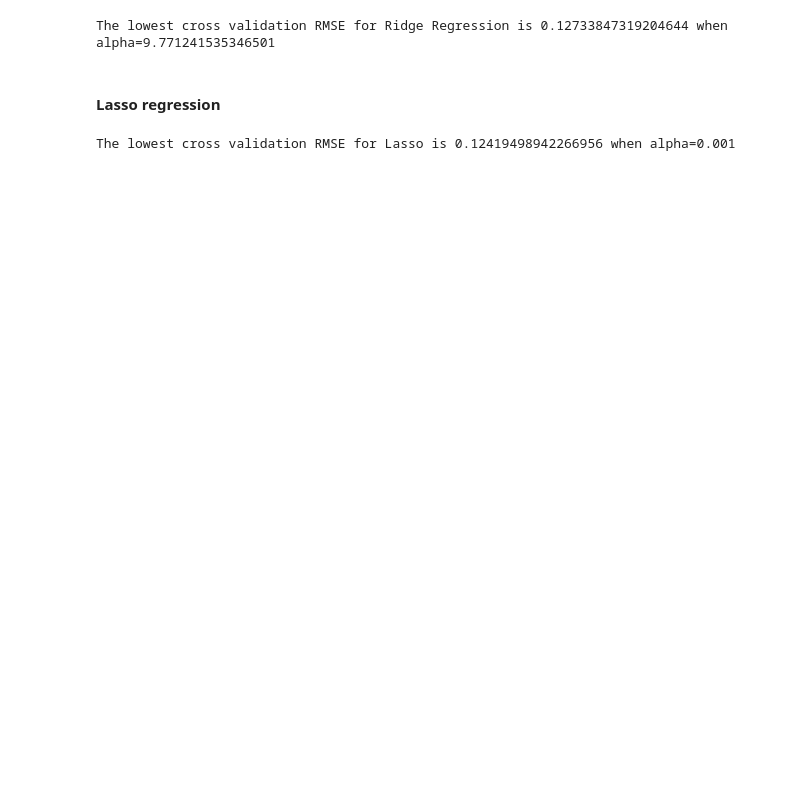
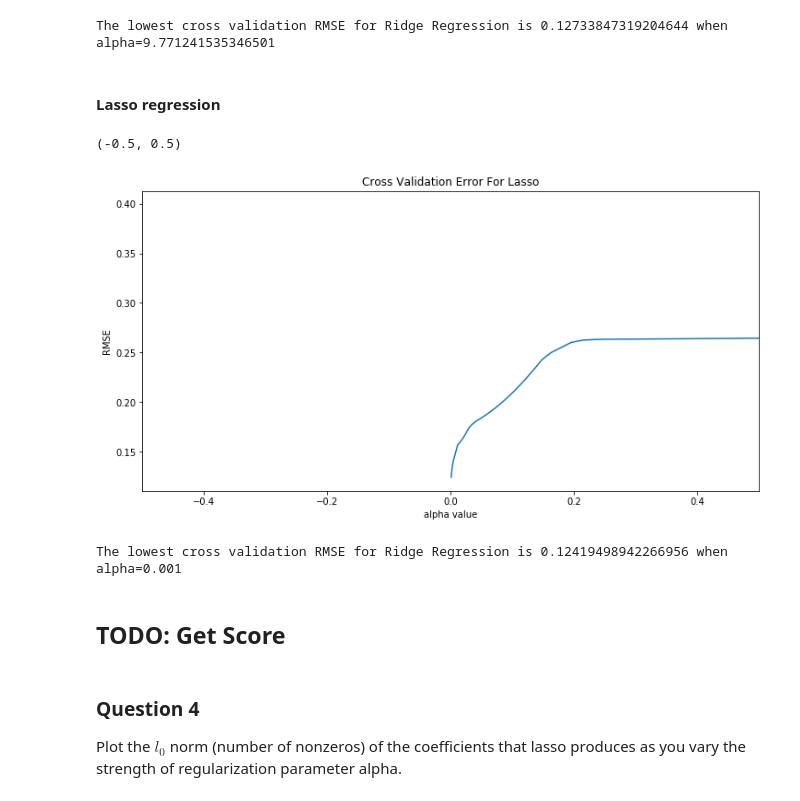
Before and after one commit to JavierPalomares90/data_mining_hw2, a Jupyter notebook: Hw2.ipynb, the cells around one changed output. Saved outputs shown, nothing was run; the diff lists cells and outputs as text; code cells hidden in the pictures; blank space fills up the shorter version.

Commit message:
Finished question 4, still need to find how to compute score

```diff
--- a/Hw2.ipynb
+++ b/Hw2.ipynb
@@ -146,11 +147,28 @@ print("The lowest cross validation RMSE for Ridge Regression is {} when alpha={}
 The lowest cross validation RMSE for Ridge Regression is 0.12733847319204644 when alpha=9.771241535346501
 # %% [markdown]
 #### Lasso regression
+# %%
+# the alphas in lasso are inverted from ridge
+inv_alphas = np.ones(len(alphas)) /np.array(alphas)
+cv_lasso_rmse = [rmse_cv(Lasso(alpha = alpha),X_train,y).mean()
+            for alpha in inv_alphas]
+cv_lasso_rmse = pd.Series(cv_lasso_rmse, index = inv_alphas)
+cv_lasso_rmse.plot(title = "Cross Validation Error For Lasso")
+plt.xlabel("alpha value")
+plt.ylabel("RMSE")
+plt.xlim(-.5,.5)
+# %% [output]
+(-0.5, 0.5)
+[figure, added]
 # %%
-inv_alphas = np.ones(len(alphas)) /np.array(alphas)
-lasso = LassoCV(alphas=inv_alphas,cv=5).fit(X_train,y)
-best_alpha_lasso = lasso.alpha_
-min_rmse_lasso = rmse_cv(lasso,X_train,y).mean()
-print("The lowest cross validation RMSE for Lasso is {} when alpha={}".format(min_rmse_lasso,best_alpha_lasso))
+min_rmse_lasso = cv_lasso_rmse.min()
+best_alpha_lasso = cv_lasso_rmse[cv_lasso_rmse==min_rmse_lasso].index[0]
+print("The lowest cross validation RMSE for Ridge Regression is {} when alpha={}".format(min_rmse_lasso,best_alpha_lasso))
 # %% [output]
-The lowest cross validation RMSE for Lasso is 0.12419498942266956 when alpha=0.001
+The lowest cross validation RMSE for Ridge Regression is 0.12419498942266956 when alpha=0.001
+# %% [markdown]
+## TODO: Get Score
+# %% [markdown]
+### Question 4
+Plot the $l_0$ norm (number of nonzeros) of the coefficients that lasso produces as you vary the
+strength of regularization parameter alpha.
```
Also changed, not shown: parts of 3 cells of this notebook.
